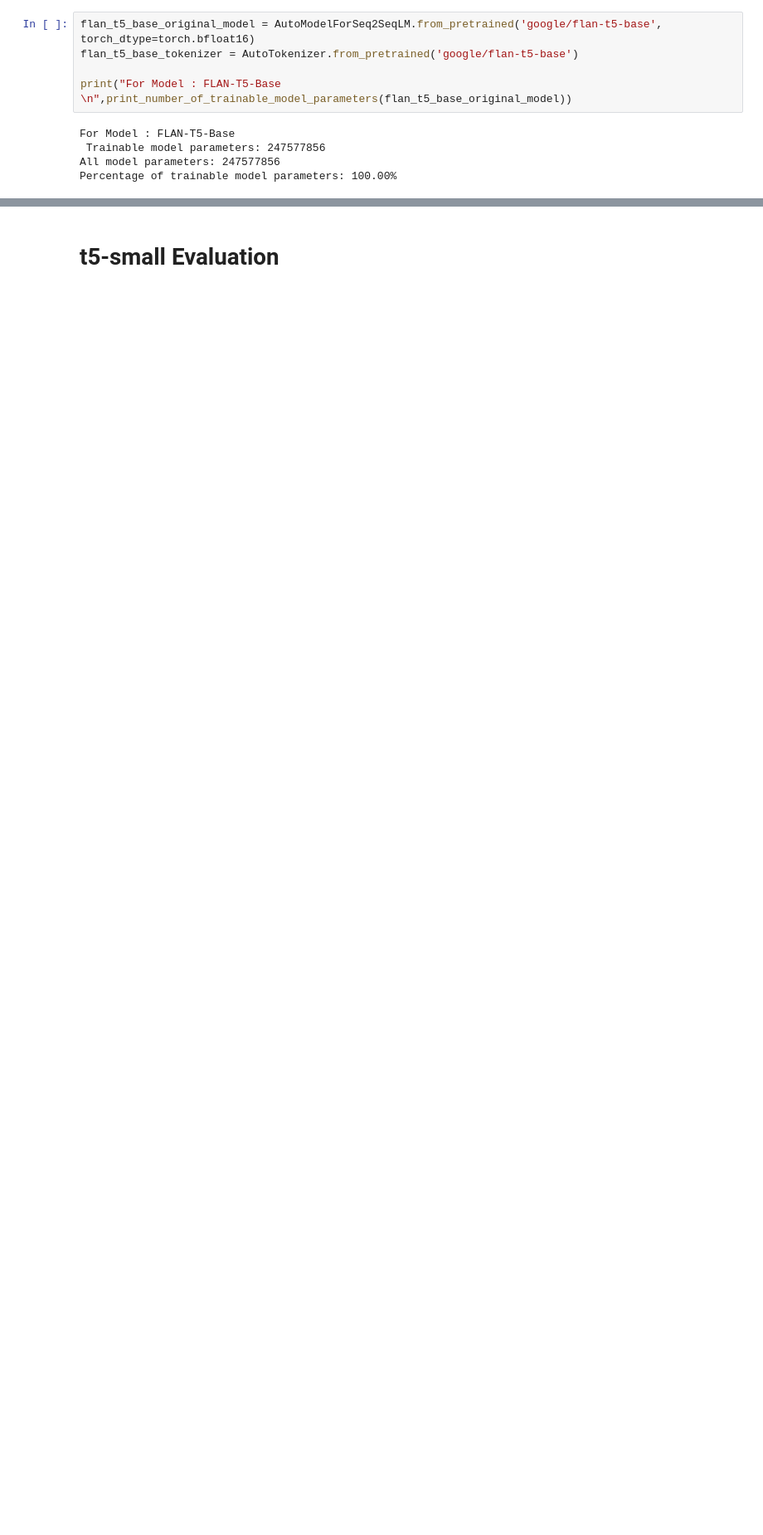
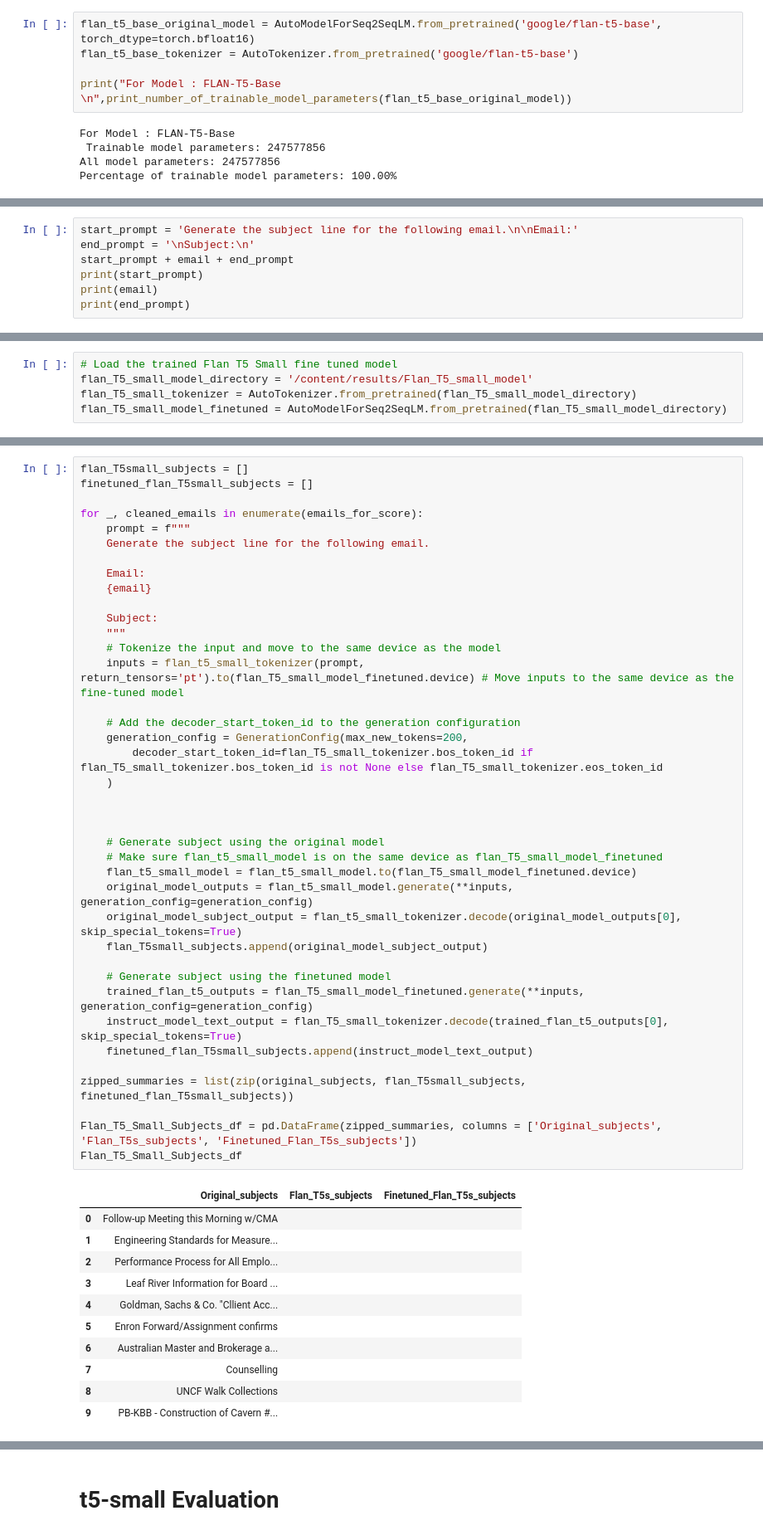
Before and after one commit to nutworker/qM-AI-L, a Jupyter notebook: email-subject/model-tuning/AESLC_tuning.ipynb, the cells around one changed output, grey strips where cells are left out. Shown at 83% size. Saved outputs shown, nothing was run; the diff lists cells and outputs as text; blank space fills up the shorter version.

```diff
--- a/email-subject/model-tuning/AESLC_tuning.ipynb
+++ b/email-subject/model-tuning/AESLC_tuning.ipynb
@@ -678,0 +696,7 @@ Testing the model with the zero shot inferencing. We can see that the model stru
+# %%
+start_prompt = 'Generate the subject line for the following email.\n\nEmail:'
+end_prompt = '\nSubject:\n'
+start_prompt + email + end_prompt
+print(start_prompt)
+print(email)
+print(end_prompt)
@@ -708,0 +842,5 @@ tokenized_train_datasets, tokenized_test_datasets
+# %%
+# Load the trained Flan T5 Small fine tuned model
+flan_T5_small_model_directory = '/content/results/Flan_T5_small_model'
+flan_T5_small_tokenizer = AutoTokenizer.from_pretrained(flan_T5_small_model_directory)
+flan_T5_small_model_finetuned = AutoModelForSeq2SeqLM.from_pretrained(flan_T5_small_model_directory)
@@ -709 +850,52 @@ tokenized_train_datasets, tokenized_test_datasets
+# %%
+flan_T5small_subjects = []
+finetuned_flan_T5small_subjects = []
+
+for _, cleaned_emails in enumerate(emails_for_score):
+    prompt = f"""
+    Generate the subject line for the following email.
+
+    Email:
+    {email}
+
+    Subject:
+    """
+    # Tokenize the input and move to the same device as the model
+    inputs = flan_t5_small_tokenizer(prompt, return_tensors='pt').to(flan_T5_small_model_finetuned.device) # Move inputs to the same device as the fine-tuned model
+
+    # Add the decoder_start_token_id to the generation configuration
+    generation_config = GenerationConfig(max_new_tokens=200,
+        decoder_start_token_id=flan_T5_small_tokenizer.bos_token_id if flan_T5_small_tokenizer.bos_token_id is not None else flan_T5_small_tokenizer.eos_token_id
+    )
+
+
+
+    # Generate subject using the original model
+    # Make sure flan_t5_small_model is on the same device as flan_T5_small_model_finetuned
+    flan_t5_small_model = flan_t5_small_model.to(flan_T5_small_model_finetuned.device)
+    original_model_outputs = flan_t5_small_model.generate(**inputs, generation_config=generation_config)
+    original_model_subject_output = flan_t5_small_tokenizer.decode(original_model_outputs[0], skip_special_tokens=True)
+    flan_T5small_subjects.append(original_model_subject_output)
+
+    # Generate subject using the finetuned model
+    trained_flan_t5_outputs = flan_T5_small_model_finetuned.generate(**inputs, generation_config=generation_config)
+    instruct_model_text_output = flan_T5_small_tokenizer.decode(trained_flan_t5_outputs[0], skip_special_tokens=True)
+    finetuned_flan_T5small_subjects.append(instruct_model_text_output)
+
+zipped_summaries = list(zip(original_subjects, flan_T5small_subjects, finetuned_flan_T5small_subjects))
+
+Flan_T5_Small_Subjects_df = pd.DataFrame(zipped_summaries, columns = ['Original_subjects', 'Flan_T5s_subjects', 'Finetuned_Flan_T5s_subjects'])
+Flan_T5_Small_Subjects_df
+# %% [output]
+|  | Original_subjects | Flan_T5s_subjects | Finetuned_Flan_T5s_subjects |
+| 0 | Follow-up Meeting this Morning w/CMA |  |  |
+| 1 | Engineering Standards for Measure... |  |  |
+| 2 | Performance Process for All Emplo... |  |  |
+| 3 | Leaf River Information for Board ... |  |  |
+| 4 | Goldman, Sachs & Co. "Cllient Acc... |  |  |
+| 5 | Enron Forward/Assignment confirms |  |  |
+| 6 | Australian Master and Brokerage a... |  |  |
+| 7 | Counselling |  |  |
+| 8 | UNCF Walk Collections |  |  |
+| 9 | PB-KBB - Construction of Cavern #... |  |  |
 # %%
```
Also changed, not shown: parts of 64 cells of this notebook.
